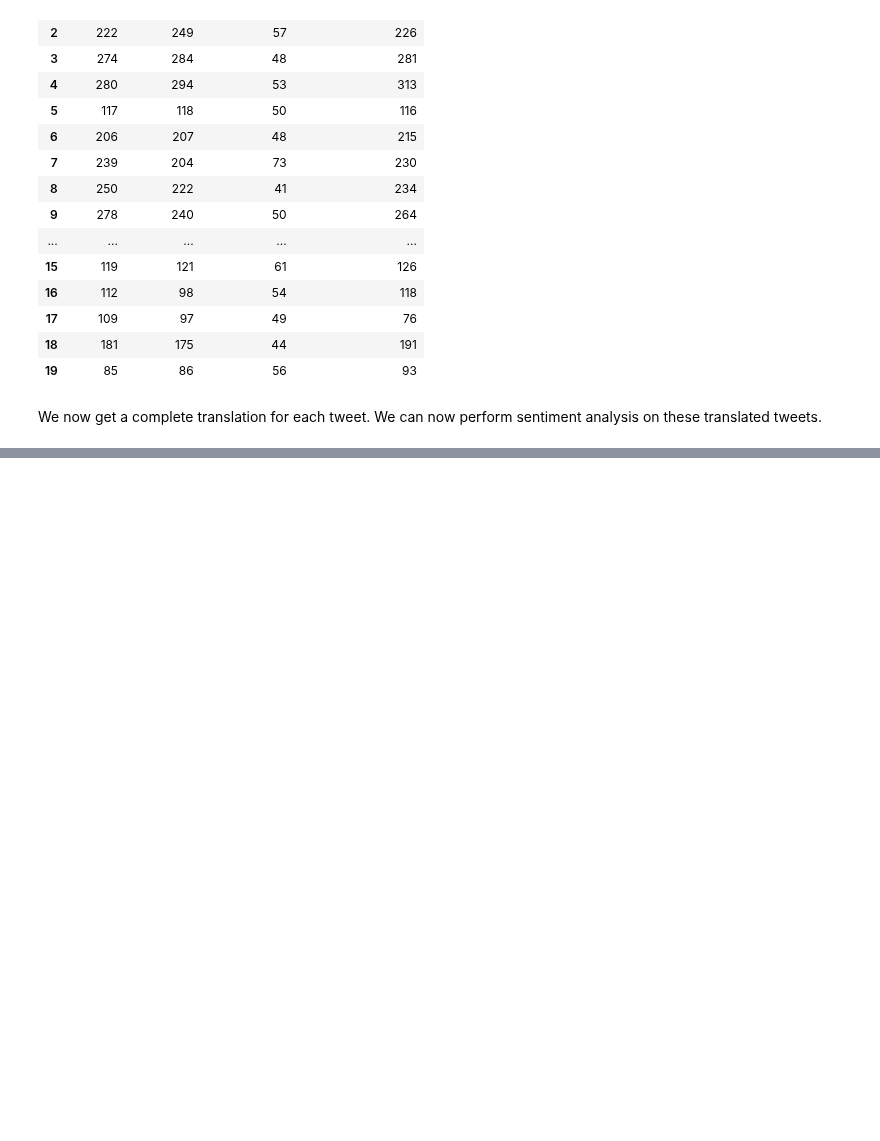
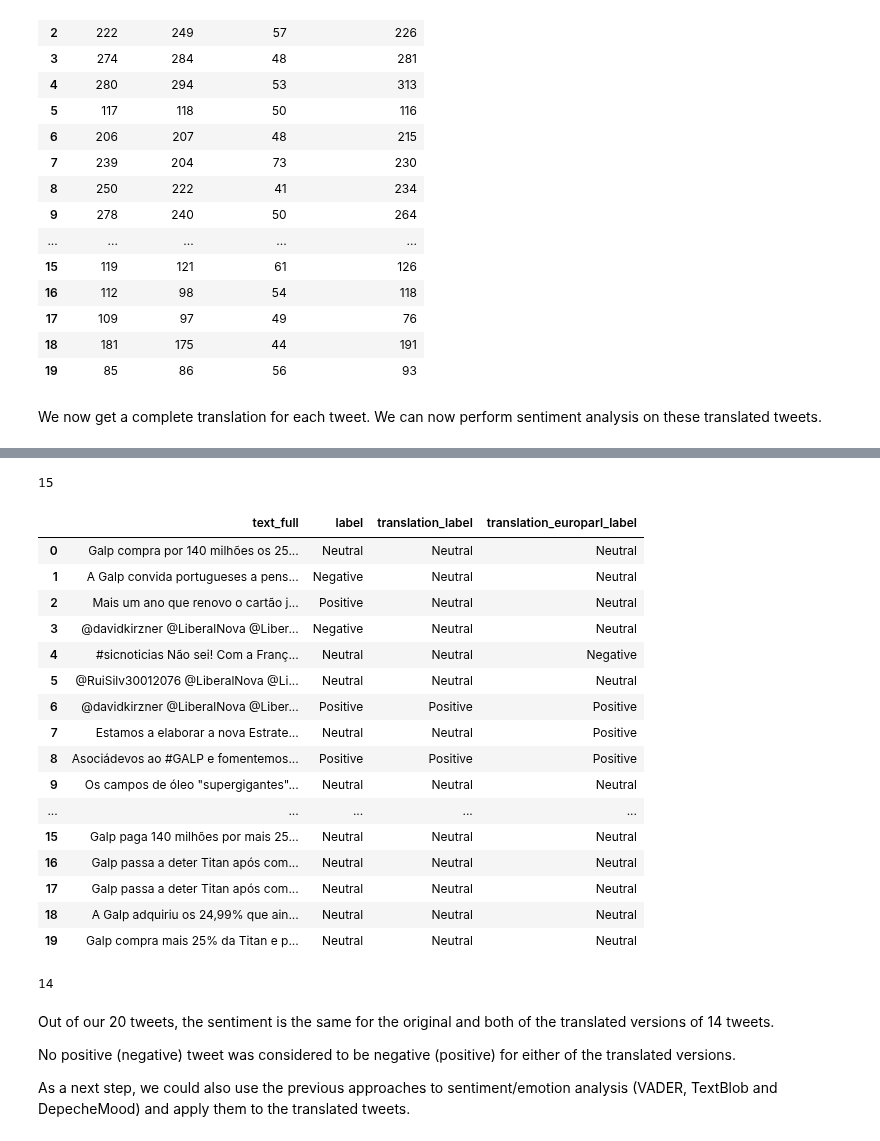
Before and after one commit to polltter/share, a Jupyter notebook: notebooks/sentiment_analysis_PT.ipynb, the cells around one changed output, grey strips where cells are left out. Saved outputs shown, nothing was run; the diff lists cells and outputs as text; code cells hidden in the pictures; blank space fills up the shorter version.

Commit message:
update sentiment analysis PT - sentiment analysis of translated tweets (model fine-tuned on the Europarl parallel corpus): #5

```diff
--- a/notebooks/sentiment_analysis_PT.ipynb
+++ b/notebooks/sentiment_analysis_PT.ipynb
@@ -612,0 +630,9 @@ We now get a complete translation for each tweet. We can now perform sentiment a
+# %%
+%%time
+
+tweets_sentiment = []
+
+for tweet in df_sample['translation_europarl']:
+
+    sentiment_result = apply_model(tweet)[0] # the result is a list inside a list
+    tweets_sentiment.append({'sentiment': sentiment_result})
@@ -612,0 +641,4 @@ We now get a complete translation for each tweet. We can now perform sentiment a
+# %%
+df_sample['translation_europarl_sent'] = pd.DataFrame(tweets_sentiment)
+
+df_sample.head()
@@ -612,0 +653,9 @@ We now get a complete translation for each tweet. We can now perform sentiment a
+# %%
+# top sentiment
+df_sample['translation_europarl_top_sent'] = df_sample['translation_europarl_sent'].map(lambda sentiment: max(sentiment, key=lambda x: x['score']))
+
+# top score
+df_sample['translation_europarl_score'] = df_sample['translation_europarl_top_sent'].map(lambda x: x['score'])
+
+# top label
+df_sample['translation_europarl_label'] = df_sample['translation_europarl_top_sent'].map(lambda x: x['label'])
@@ -612,0 +701,39 @@ We now get a complete translation for each tweet. We can now perform sentiment a
+# %%
+len(df_sample[df_sample['label'] == df_sample['translation_europarl_label']])
+# %% [output]
+15
+# %%
+# text and labels for original and translated tweets
+
+label_columns = ['text_full', 'label', 'translation_label', 'translation_europarl_label']
+
+df_sample[label_columns]
+# %% [output]
+|  | text_full | label | translation_label | translation_europarl_label |
+| 0 | Galp compra por 140 milhões os 25... | Neutral | Neutral | Neutral |
+| 1 | A Galp convida portugueses a pens... | Negative | Neutral | Neutral |
+| 2 | Mais um ano que renovo o cartão j... | Positive | Neutral | Neutral |
+| 3 | @davidkirzner @LiberalNova @Liber... | Negative | Neutral | Neutral |
+| 4 | #sicnoticias Não sei! Com a Franç... | Neutral | Neutral | Negative |
+| 5 | @RuiSilv30012076 @LiberalNova @Li... | Neutral | Neutral | Neutral |
+| 6 | @davidkirzner @LiberalNova @Liber... | Positive | Positive | Positive |
+| 7 | Estamos a elaborar a nova Estrate... | Neutral | Neutral | Positive |
+| 8 | Asociádevos ao #GALP e fomentemos... | Positive | Positive | Positive |
+| 9 | Os campos de óleo "supergigantes"... | Neutral | Neutral | Neutral |
+| ... | ... | ... | ... | ... |
+| 15 | Galp paga 140 milhões por mais 25... | Neutral | Neutral | Neutral |
+| 16 | Galp passa a deter Titan após com... | Neutral | Neutral | Neutral |
+| 17 | Galp passa a deter Titan após com... | Neutral | Neutral | Neutral |
+| 18 | A Galp adquiriu os 24,99% que ain... | Neutral | Neutral | Neutral |
+| 19 | Galp compra mais 25% da Titan e p... | Neutral | Neutral | Neutral |
+# %%
+len(df_sample[(df_sample['label'] == df_sample['translation_label']) &
+              (df_sample['label'] == df_sample['translation_europarl_label'])])
+# %% [output]
+14
+# %% [markdown]
+Out of our 20 tweets, the sentiment is the same for the original and both of the translated versions of 14 tweets.
+
+No positive (negative) tweet was considered to be negative (positive) for either of the translated versions.
+
+As a next step, we could also use the previous approaches to sentiment/emotion analysis (VADER, TextBlob and DepecheMood) and apply them to the translated tweets.
```
Also changed, not shown: parts of 12 cells of this notebook.
